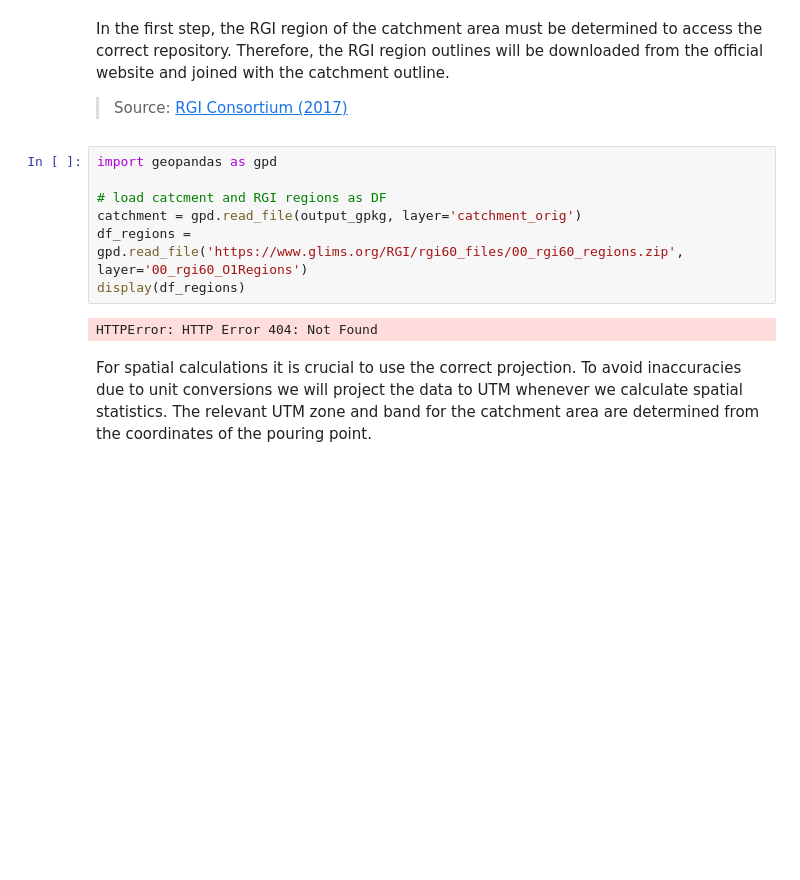
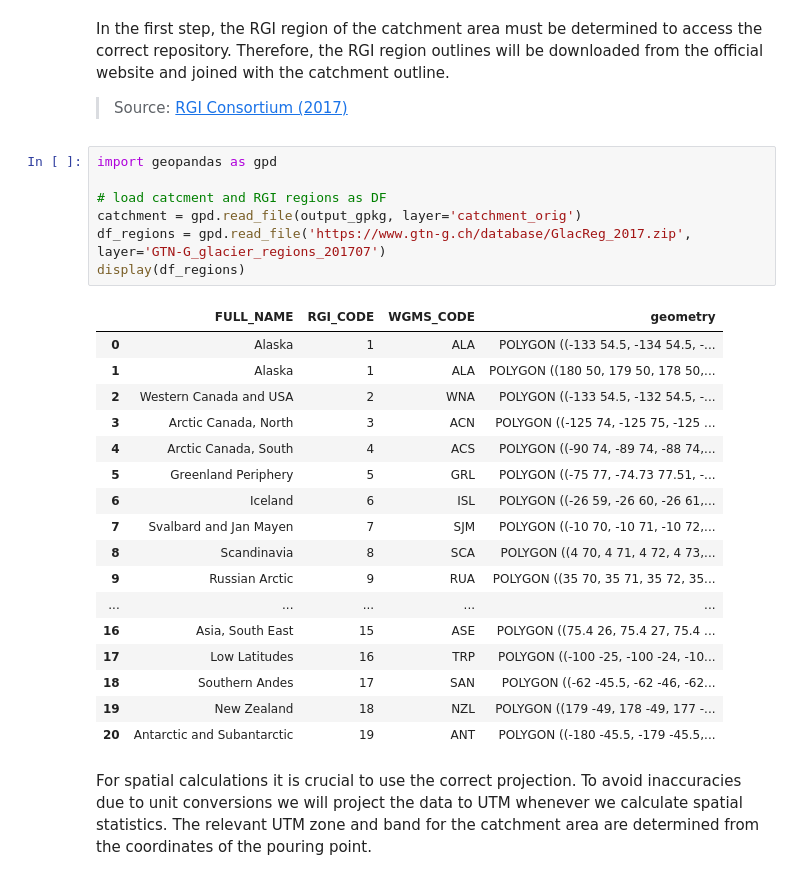
Before and after one commit to phiscu/matilda_edu, a Jupyter notebook: Notebook1_Catchment_delineation.ipynb, the cells around one changed output. Saved outputs shown, nothing was run; the diff lists cells and outputs as text; blank space fills up the shorter version.

```diff
--- a/Notebook1_Catchment_delineation.ipynb
+++ b/Notebook1_Catchment_delineation.ipynb
@@ -342,12 +345,28 @@ In the first step, the RGI region of the catchment area must be determined to ac
 # %%
 import geopandas as gpd
 
 # load catcment and RGI regions as DF
 catchment = gpd.read_file(output_gpkg, layer='catchment_orig')
-df_regions = gpd.read_file('https://www.glims.org/RGI/rgi60_files/00_rgi60_regions.zip', layer='00_rgi60_O1Regions')
+df_regions = gpd.read_file('https://www.gtn-g.ch/database/GlacReg_2017.zip', layer='GTN-G_glacier_regions_201707')
 display(df_regions)
 # %% [output]
-HTTPError: HTTP Error 404: Not Found
+|  | FULL_NAME | RGI_CODE | WGMS_CODE | geometry |
+| 0 | Alaska | 1 | ALA | POLYGON ((-133 54.5, -134 54.5, -... |
+| 1 | Alaska | 1 | ALA | POLYGON ((180 50, 179 50, 178 50,... |
+| 2 | Western Canada and USA | 2 | WNA | POLYGON ((-133 54.5, -132 54.5, -... |
+| 3 | Arctic Canada, North | 3 | ACN | POLYGON ((-125 74, -125 75, -125 ... |
+| 4 | Arctic Canada, South | 4 | ACS | POLYGON ((-90 74, -89 74, -88 74,... |
+| 5 | Greenland Periphery | 5 | GRL | POLYGON ((-75 77, -74.73 77.51, -... |
+| 6 | Iceland | 6 | ISL | POLYGON ((-26 59, -26 60, -26 61,... |
+| 7 | Svalbard and Jan Mayen | 7 | SJM | POLYGON ((-10 70, -10 71, -10 72,... |
+| 8 | Scandinavia | 8 | SCA | POLYGON ((4 70, 4 71, 4 72, 4 73,... |
+| 9 | Russian Arctic | 9 | RUA | POLYGON ((35 70, 35 71, 35 72, 35... |
+| ... | ... | ... | ... | ... |
+| 16 | Asia, South East | 15 | ASE | POLYGON ((75.4 26, 75.4 27, 75.4 ... |
+| 17 | Low Latitudes | 16 | TRP | POLYGON ((-100 -25, -100 -24, -10... |
+| 18 | Southern Andes | 17 | SAN | POLYGON ((-62 -45.5, -62 -46, -62... |
+| 19 | New Zealand | 18 | NZL | POLYGON ((179 -49, 178 -49, 177 -... |
+| 20 | Antarctic and Subantarctic | 19 | ANT | POLYGON ((-180 -45.5, -179 -45.5,... |
 # %% [markdown]
 For spatial calculations it is crucial to use the correct projection. To avoid inaccuracies due to unit conversions we will project the data to UTM whenever we calculate spatial statistics. The relevant UTM zone and band for the catchment area are determined from the coordinates of the pouring point.
 # %%
```
Also changed, not shown: parts of 27 cells of this notebook.
